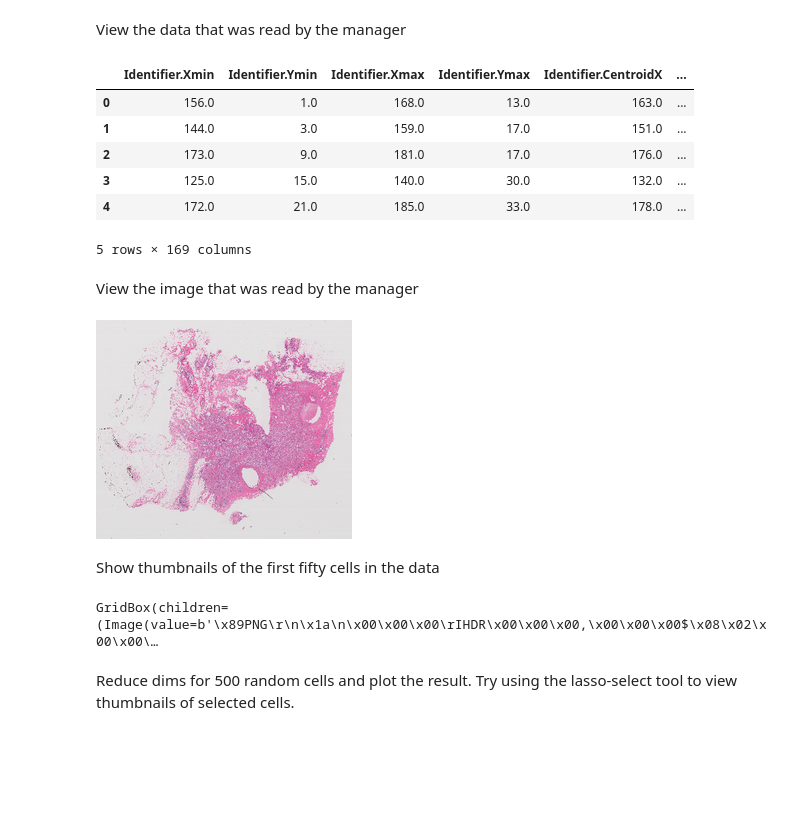
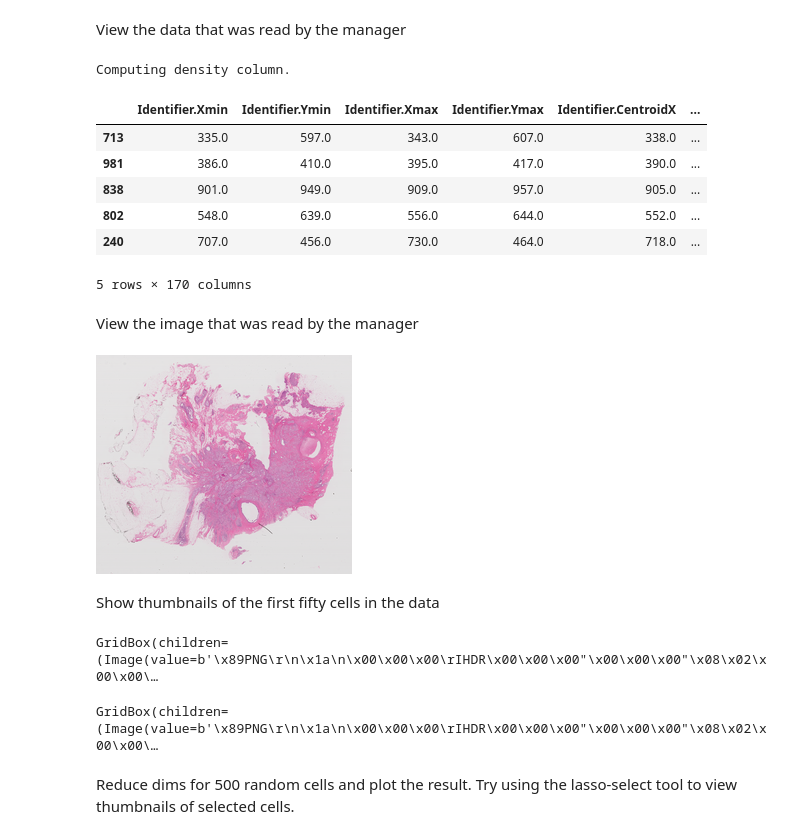
Before and after one commit to atlascope/phase-2-experiments, a Jupyter notebook: jupyter/umap_comparisons.ipynb, the cells around one changed output. Drawn from its saved outputs; the diff is of its cells as text; code cells hidden in the pictures; blank space fills up the shorter version.

Commit message:
Fix umap notebooks for umap_manager compatability

```diff
--- a/jupyter/umap_comparisons.ipynb
+++ b/jupyter/umap_comparisons.ipynb
@@ -17,27 +17,30 @@ Found 412219 features.
 # %% [markdown]
 View the data that was read by the manager
 # %%
+manager.sample_size = 500
 manager.data.head(5)
 # %% [output]
+Computing density column.
 |  | Identifier.Xmin | Identifier.Ymin | Identifier.Xmax | Identifier.Ymax | Identifier.CentroidX | ... |
-| 0 | 156.0 | 1.0 | 168.0 | 13.0 | 163.0 | ... |
-| 1 | 144.0 | 3.0 | 159.0 | 17.0 | 151.0 | ... |
-| 2 | 173.0 | 9.0 | 181.0 | 17.0 | 176.0 | ... |
-| 3 | 125.0 | 15.0 | 140.0 | 30.0 | 132.0 | ... |
-| 4 | 172.0 | 21.0 | 185.0 | 33.0 | 178.0 | ... |
+| 713 | 335.0 | 597.0 | 343.0 | 607.0 | 338.0 | ... |
+| 981 | 386.0 | 410.0 | 395.0 | 417.0 | 390.0 | ... |
+| 838 | 901.0 | 949.0 | 909.0 | 957.0 | 905.0 | ... |
+| 802 | 548.0 | 639.0 | 556.0 | 644.0 | 552.0 | ... |
+| 240 | 707.0 | 456.0 | 730.0 | 464.0 | 718.0 | ... |
-5 rows × 169 columns
+5 rows × 170 columns
 # %% [markdown]
 View the image that was read by the manager
 # %%
 manager.image
 # %% [output]
-[figure, old version]
+[figure, new version]
 # %% [markdown]
 Show thumbnails of the first fifty cells in the data
 # %%
 manager.show_cell_thumbnails(range(50))
 # %% [output]
-GridBox(children=(Image(value=b'\x89PNG\r\n\x1a\n\x00\x00\x00\rIHDR\x00\x00\x00,\x00\x00\x00$\x08\x02\x00\x00\…
+GridBox(children=(Image(value=b'\x89PNG\r\n\x1a\n\x00\x00\x00\rIHDR\x00\x00\x00"\x00\x00\x00"\x08\x02\x00\x00\…
+GridBox(children=(Image(value=b'\x89PNG\r\n\x1a\n\x00\x00\x00\rIHDR\x00\x00\x00"\x00\x00\x00"\x08\x02\x00\x00\…
 # %% [markdown]
 Reduce dims for 500 random cells and plot the result. Try using the lasso-select tool to view thumbnails of selected cells.
 # %%
```
Also changed, not shown: parts of 6 cells of this notebook, 1 other file.
